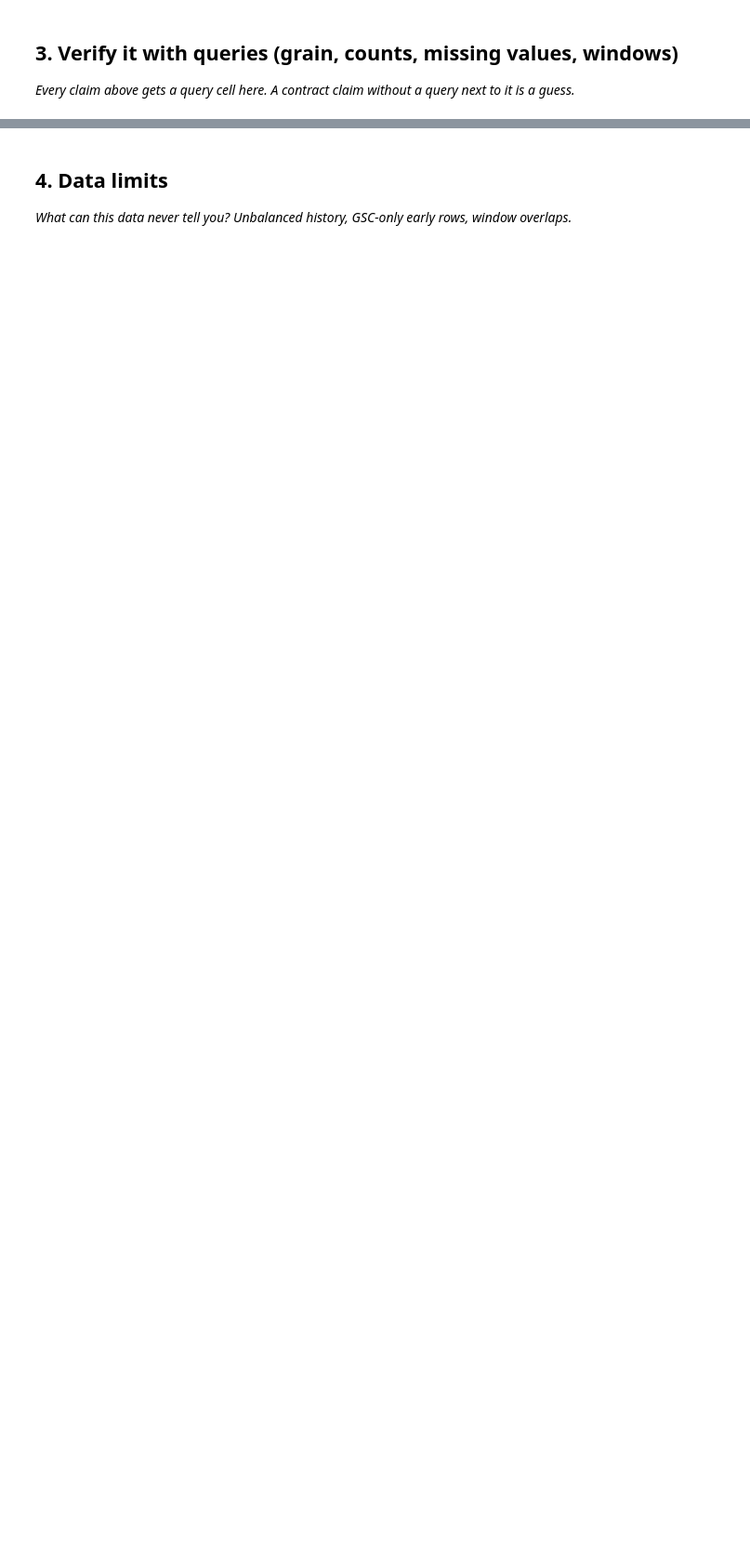
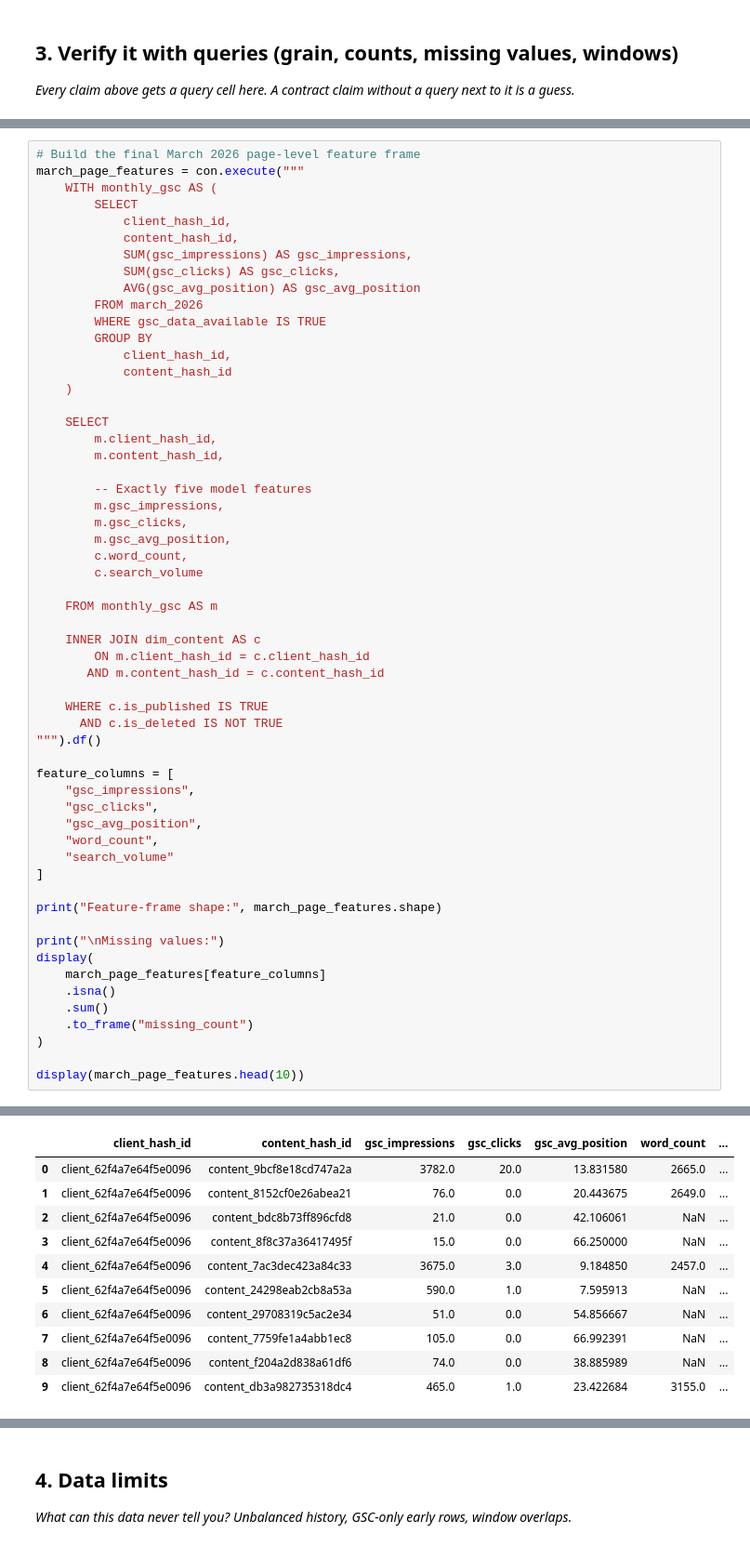
Before and after one commit to MuhammadAhmed196/flyrank-ml-internship, a Jupyter notebook: work/notebooks/w03_data_contract.ipynb, the cells around one changed output, grey strips where cells are left out. Shown at 93% size. Cells and saved outputs as stored; diff of their text form; blank space fills up the shorter version.

Commit message:
Complete Week 3 data contract and leakage check

```diff
--- a/work/notebooks/w03_data_contract.ipynb
+++ b/work/notebooks/w03_data_contract.ipynb
@@ -29,0 +176,58 @@ This skeleton is yours to fill. Work the sections **in order** — each one has
+# %%
+# Build the final March 2026 page-level feature frame
+march_page_features = con.execute("""
+    WITH monthly_gsc AS (
+        SELECT
+            client_hash_id,
+            content_hash_id,
+            SUM(gsc_impressions) AS gsc_impressions,
+            SUM(gsc_clicks) AS gsc_clicks,
+            AVG(gsc_avg_position) AS gsc_avg_position
+        FROM march_2026
+        WHERE gsc_data_available IS TRUE
+        GROUP BY
+            client_hash_id,
+            content_hash_id
+    )
+
+    SELECT
+        m.client_hash_id,
+        m.content_hash_id,
+
+        -- Exactly five model features
+        m.gsc_impressions,
+        m.gsc_clicks,
+        m.gsc_avg_position,
+        c.word_count,
+        c.search_volume
+
+    FROM monthly_gsc AS m
+
+    INNER JOIN dim_content AS c
+        ON m.client_hash_id = c.client_hash_id
+       AND m.content_hash_id = c.content_hash_id
+
+    WHERE c.is_published IS TRUE
+      AND c.is_deleted IS NOT TRUE
+""").df()
+
+feature_columns = [
+    "gsc_impressions",
+    "gsc_clicks",
+    "gsc_avg_position",
+    "word_count",
+    "search_volume"
+]
+
+print("Feature-frame shape:", march_page_features.shape)
+
+print("\nMissing values:")
+display(
+    march_page_features[feature_columns]
+    .isna()
+    .sum()
+    .to_frame("missing_count")
+)
+
+display(march_page_features.head(10))
+# %% [output]
@@ -29,0 +243,11 @@ This skeleton is yours to fill. Work the sections **in order** — each one has
+|  | client_hash_id | content_hash_id | gsc_impressions | gsc_clicks | gsc_avg_position | word_count | ... |
+| 0 | client_62f4a7e64f5e0096 | content_9bcf8e18cd747a2a | 3782.0 | 20.0 | 13.831580 | 2665.0 | ... |
+| 1 | client_62f4a7e64f5e0096 | content_8152cf0e26abea21 | 76.0 | 0.0 | 20.443675 | 2649.0 | ... |
+| 2 | client_62f4a7e64f5e0096 | content_bdc8b73ff896cfd8 | 21.0 | 0.0 | 42.106061 | NaN | ... |
+| 3 | client_62f4a7e64f5e0096 | content_8f8c37a36417495f | 15.0 | 0.0 | 66.250000 | NaN | ... |
+| 4 | client_62f4a7e64f5e0096 | content_7ac3dec423a84c33 | 3675.0 | 3.0 | 9.184850 | 2457.0 | ... |
+| 5 | client_62f4a7e64f5e0096 | content_24298eab2cb8a53a | 590.0 | 1.0 | 7.595913 | NaN | ... |
+| 6 | client_62f4a7e64f5e0096 | content_29708319c5ac2e34 | 51.0 | 0.0 | 54.856667 | NaN | ... |
+| 7 | client_62f4a7e64f5e0096 | content_7759fe1a4abb1ec8 | 105.0 | 0.0 | 66.992391 | NaN | ... |
+| 8 | client_62f4a7e64f5e0096 | content_f204a2d838a61df6 | 74.0 | 0.0 | 38.885989 | NaN | ... |
+| 9 | client_62f4a7e64f5e0096 | content_db3a982735318dc4 | 465.0 | 1.0 | 23.422684 | 3155.0 | ... |
```
Also changed, not shown: parts of 16 cells of this notebook.
